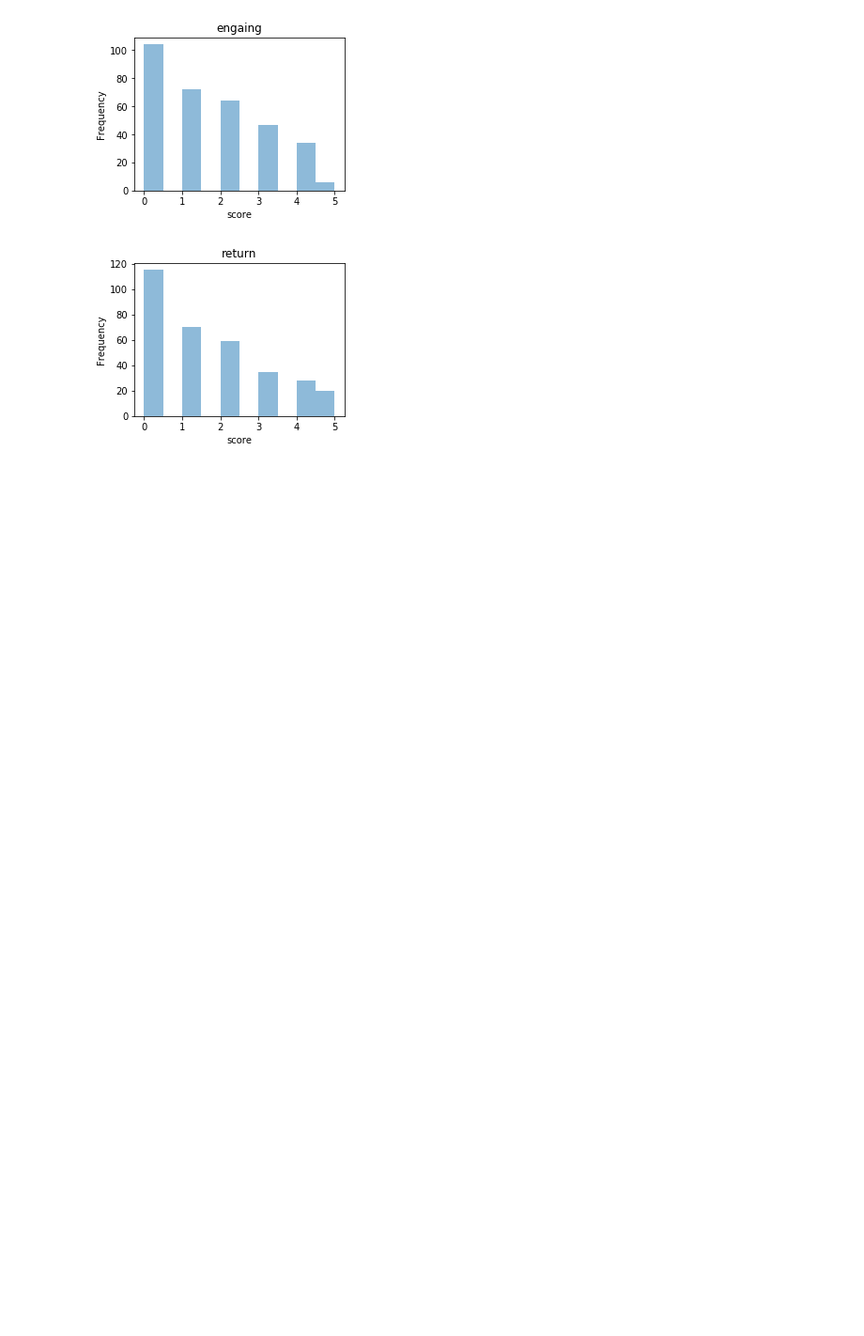
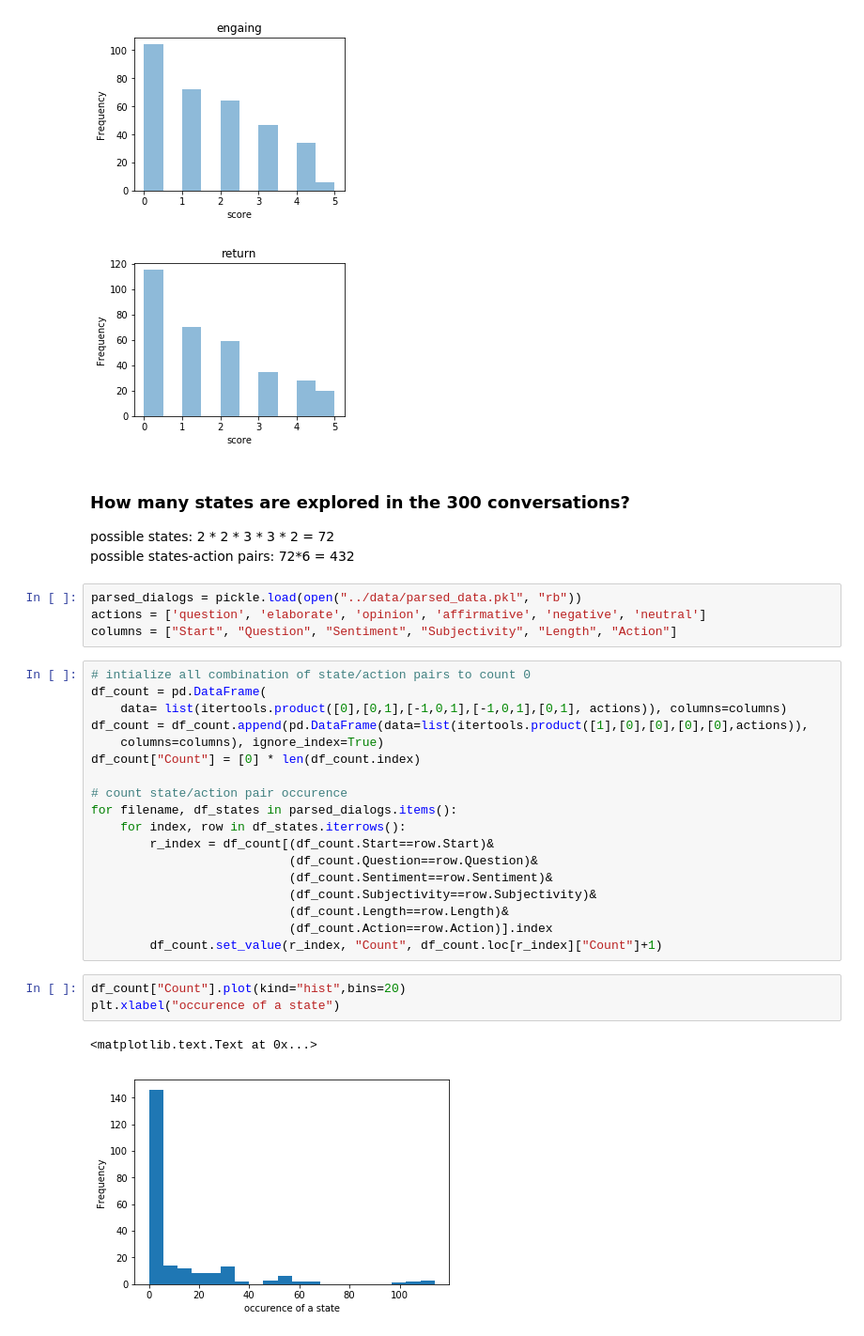
Before and after one commit to MollyZhang/Reinforcement_learning_NLP, a Jupyter notebook: molly/data_explore.ipynb, the cells around one changed output. Shown: that part at 94% size. Drawn from its saved outputs; the diff is of its cells as text; blank space fills up the shorter version.

Commit message:
calculate how many state-action pairs are explored by 300 convos

```diff
--- a/molly/data_explore.ipynb
+++ b/molly/data_explore.ipynb
@@ -38,3 +40,35 @@ for category in categories:
 [figure]
 [figure]
 [figure]
+# %% [markdown]
+### How many states are explored in the 300 conversations?
+possible states: 2 \* 2 \* 3 \* 3 \* 2 = 72
+possible states-action pairs: 72\*6 = 432
+# %%
+parsed_dialogs = pickle.load(open("../data/parsed_data.pkl", "rb"))
+actions = ['question', 'elaborate', 'opinion', 'affirmative', 'negative', 'neutral']
+columns = ["Start", "Question", "Sentiment", "Subjectivity", "Length", "Action"]
+# %%
+# intialize all combination of state/action pairs to count 0
+df_count = pd.DataFrame(
+    data= list(itertools.product([0],[0,1],[-1,0,1],[-1,0,1],[0,1], actions)), columns=columns)
+df_count = df_count.append(pd.DataFrame(data=list(itertools.product([1],[0],[0],[0],[0],actions)),
+    columns=columns), ignore_index=True)
+df_count["Count"] = [0] * len(df_count.index)
+
+# count state/action pair occurence
+for filename, df_states in parsed_dialogs.items():
+    for index, row in df_states.iterrows():
+        r_index = df_count[(df_count.Start==row.Start)&
+                           (df_count.Question==row.Question)&
+                           (df_count.Sentiment==row.Sentiment)&
+                           (df_count.Subjectivity==row.Subjectivity)&
+                           (df_count.Length==row.Length)&
+                           (df_count.Action==row.Action)].index
+        df_count.set_value(r_index, "Count", df_count.loc[r_index]["Count"]+1)
+# %%
+df_count["Count"].plot(kind="hist",bins=20)
+plt.xlabel("occurence of a state")
+# %% [output]
+<matplotlib.text.Text at 0x...>
+[figure, added]
```
Also changed, not shown: parts of 2 cells of this notebook.
